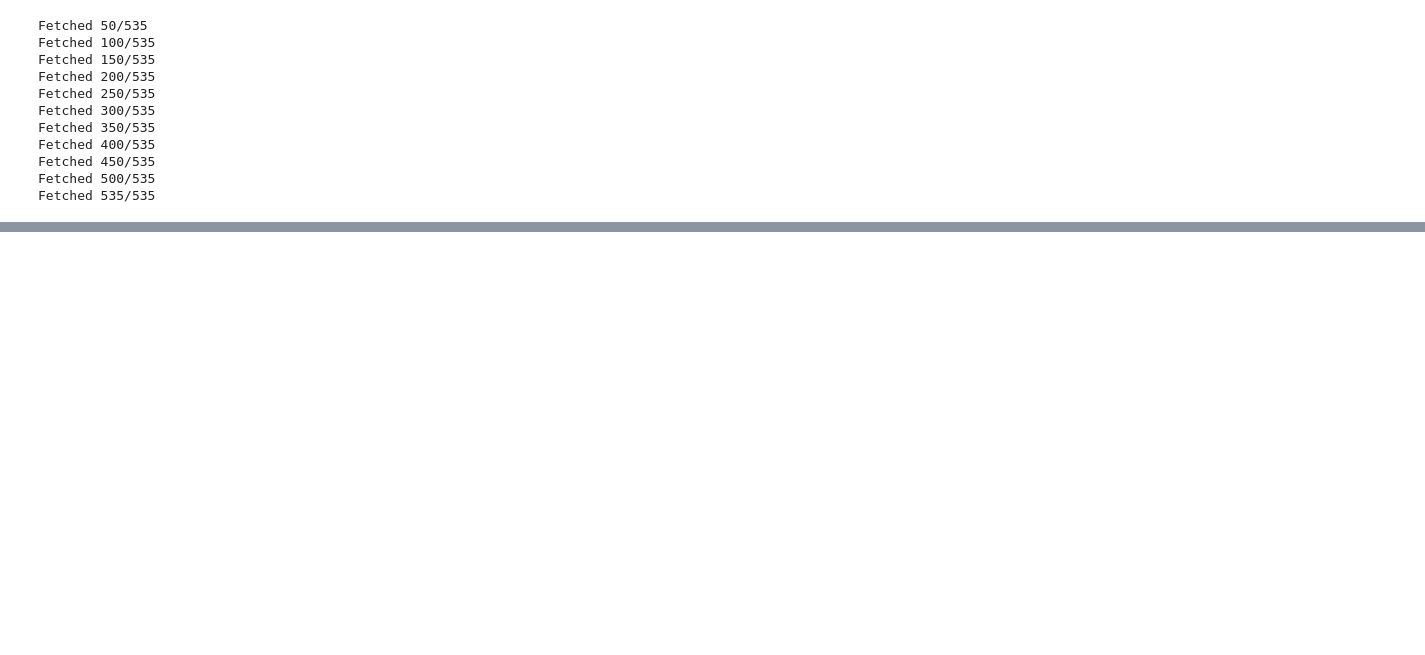
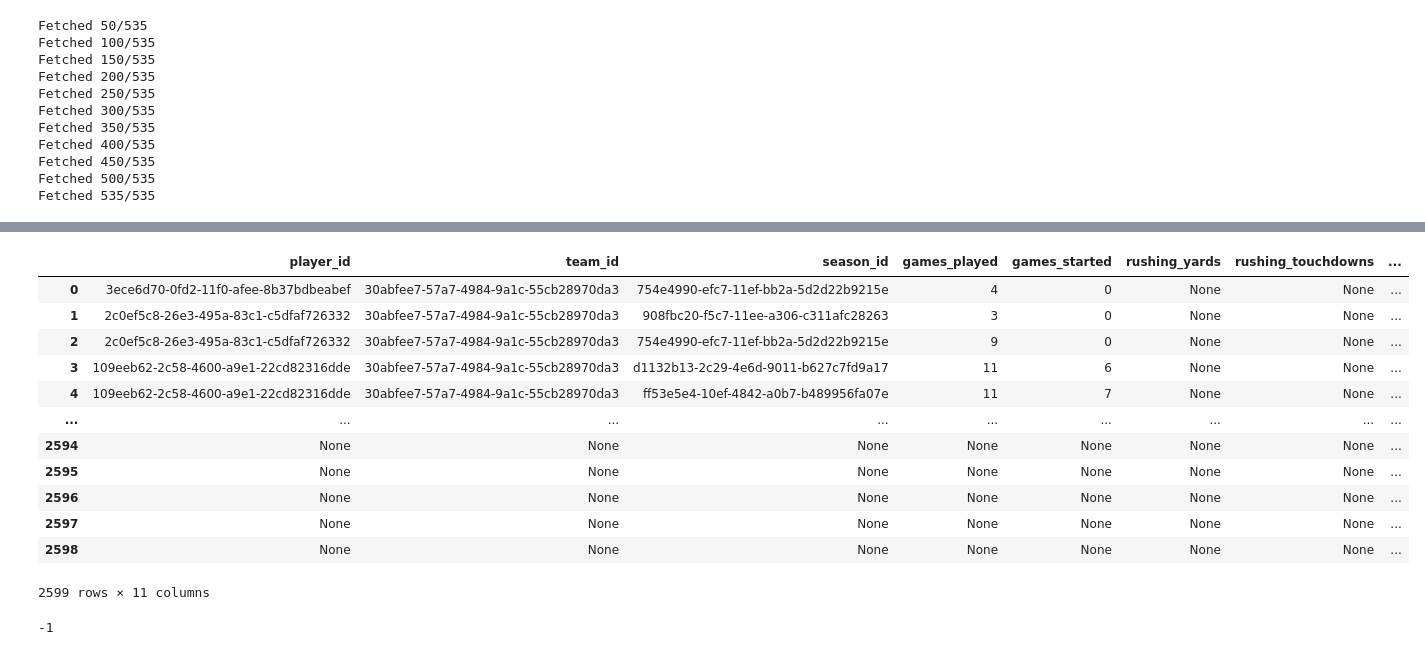
Before and after one commit to vabsalack/NCAA_FootBall_DashBoard_AI_Powered, a Jupyter notebook: test.ipynb, the cells around one changed output, grey strips where cells are left out. Saved outputs shown, nothing was run; the diff lists cells and outputs as text; code cells hidden in the pictures; blank space fills up the shorter version.

```diff
--- a/test.ipynb
+++ b/test.ipynb
@@ -289,0 +290,2 @@ print(players_df.head())
+# %%
+seasons_df = pd.DataFrame(columns=["season_id", "year", "start_date", "end_date", "status", "type_code"])
@@ -289,0 +349,2 @@ print(players_df.head())
+# %%
+players_id = players_df["player_id"].values
@@ -289,0 +407,30 @@ print(players_df.head())
+# %%
+playerstat_df = pd.DataFrame(columns=['player_id', 'team_id', 'season_id', 'games_played', 'games_started', 'rushing_yards', 'rushing_touchdowns', 'receiving_yards', 'receiving_touchdowns', 'kick_return_yards', 'fumbles'])
+# %%
+for player in playerprof_list:
+    playerstat_dict = {key:None for key in playerstat_df.columns}
+    playerstat_dict["player_id"] = _get(player, ["id"])
+    playerstat_dict["team_id"] = _get(player, ["team", "id"])
+    if _get(player, ["seasons"]) in [None, []]:
+        playerstat_df.loc[len(playerstat_df)] = playerstat_dict
+        continue
+
+    for season in player["seasons"]:
+        playerstat_dict["season_id"] = _get(season, ["id"])
+        if _get(season, ["teams"]) in [None, []]:
+            playerstat_df.loc[len(playerstat_df)] = playerstat_dict
+            continue
+
+        for team in season["teams"]:
+            if playerstat_dict["team_id"] is not None and _get(team, ["id"]) == playerstat_dict["team_id"]:
+                playerstat_dict["team_id"] = _get(team, ["id"])
+                playerstat_dict["games_played"] = _get(team, ["statistics", "games_played"])
+                playerstat_dict["games_started"] = _get(team, ["statistics", "games_started"])
+                playerstat_dict["rushing_yards"] = _get(team, ["statistics", "rushing", "yards"])
+                playerstat_dict["rushing_touchdowns"] = _get(team, ["statistics", "rushing", "touchdowns"])
+                playerstat_dict["receiving_yards"] = _get(team, ["statistics", "receiving", "yards"])
+                playerstat_dict["receiving_touchdowns"] = _get(team, ["statistics", "receiving", "touchdowns"])
+                playerstat_dict["kick_return_yards"] = _get(team, ["statistics", "kick_returns", "yards"])
+                playerstat_dict["fumbles"] = _get(team, ["statistics", "fumbles", "fumbles"])
+
+                playerstat_df.loc[len(playerstat_df)] = playerstat_dict
@@ -289,0 +458,30 @@ print(players_df.head())
+# %%
+playerstat_df
+# %% [output]
+|  | player_id | team_id | season_id | games_played | games_started | rushing_yards | rushing_touchdowns | ... |
+| 0 | 3ece6d70-0fd2-11f0-afee-8b37bdbeabef | 30abfee7-57a7-4984-9a1c-55cb28970da3 | 754e4990-efc7-11ef-bb2a-5d2d22b9215e | 4 | 0 | None | None | ... |
+| 1 | 2c0ef5c8-26e3-495a-83c1-c5dfaf726332 | 30abfee7-57a7-4984-9a1c-55cb28970da3 | 908fbc20-f5c7-11ee-a306-c311afc28263 | 3 | 0 | None | None | ... |
+| 2 | 2c0ef5c8-26e3-495a-83c1-c5dfaf726332 | 30abfee7-57a7-4984-9a1c-55cb28970da3 | 754e4990-efc7-11ef-bb2a-5d2d22b9215e | 9 | 0 | None | None | ... |
+| 3 | 109eeb62-2c58-4600-a9e1-22cd82316dde | 30abfee7-57a7-4984-9a1c-55cb28970da3 | d1132b13-2c29-4e6d-9011-b627c7fd9a17 | 11 | 6 | None | None | ... |
+| 4 | 109eeb62-2c58-4600-a9e1-22cd82316dde | 30abfee7-57a7-4984-9a1c-55cb28970da3 | ff53e5e4-10ef-4842-a0b7-b489956fa07e | 11 | 7 | None | None | ... |
+| ... | ... | ... | ... | ... | ... | ... | ... | ... |
+| 2594 | None | None | None | None | None | None | None | ... |
+| 2595 | None | None | None | None | None | None | None | ... |
+| 2596 | None | None | None | None | None | None | None | ... |
+| 2597 | None | None | None | None | None | None | None | ... |
+| 2598 | None | None | None | None | None | None | None | ... |
+2599 rows × 11 columns
+# %%
+# Get all valid team_ids from the TEAMS table
+valid_team_ids = set(pd.read_sql("SELECT team_id FROM TEAMS", engine)["team_id"])
+
+# Filter playerstat_df to only include rows with valid team_id
+playerstat_df = playerstat_df[playerstat_df["team_id"].isin(valid_team_ids)]
+
+# Optionally, drop rows with missing team_id
+playerstat_df = playerstat_df.dropna(subset=["team_id"])
+
+# Now insert
+playerstat_df.to_sql("PLAYER_STATISTICS", engine, index=False, if_exists="append")
+# %% [output]
+-1
```
Also changed, not shown: parts of 29 cells of this notebook, 28 other files.
